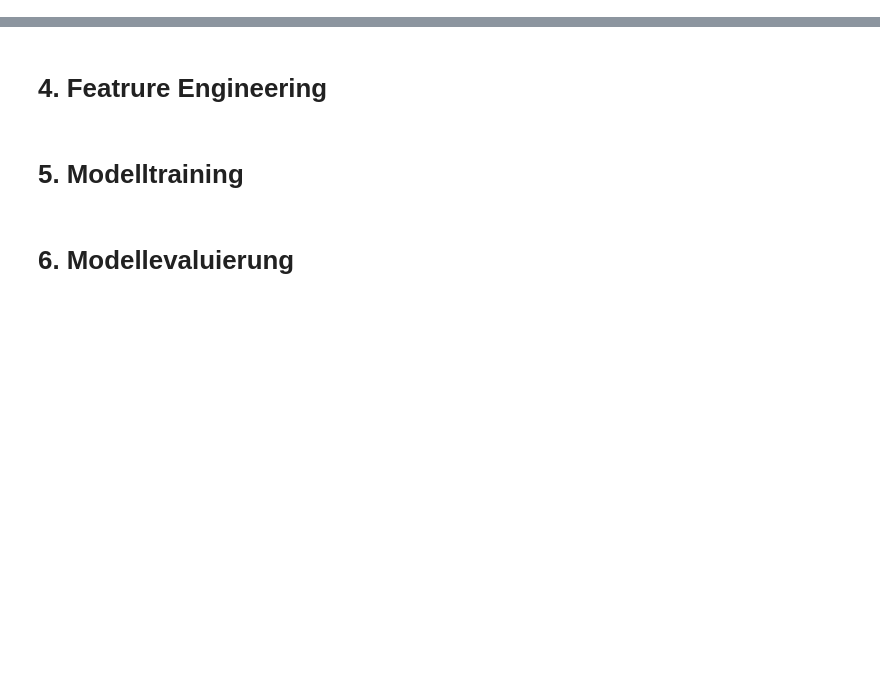
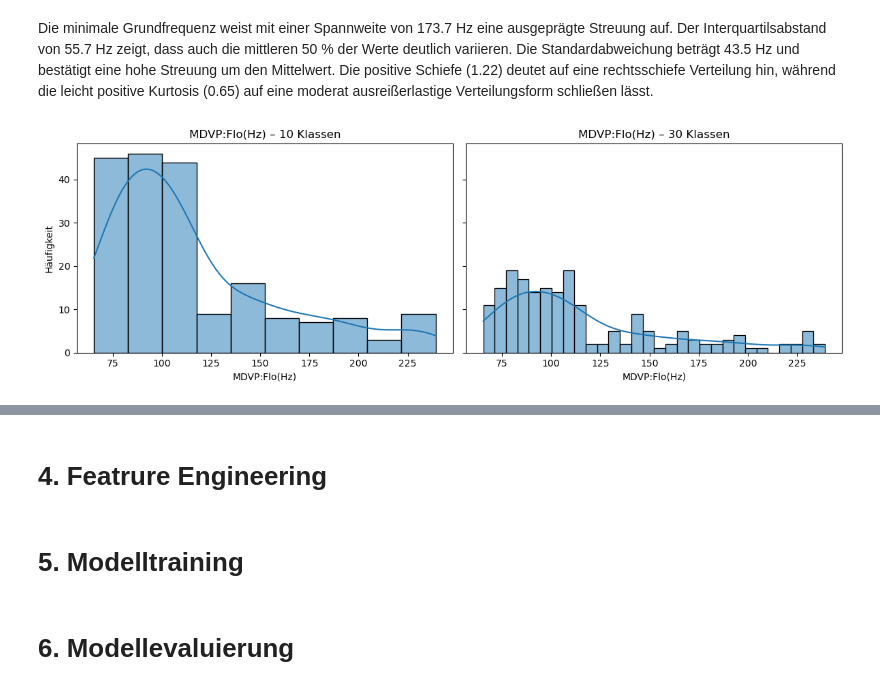
Before and after one commit to annikavanrooijen/Parkinson-Detection, a Jupyter notebook: Semesterprojekt.ipynb, the cells around one changed output, grey strips where cells are left out. Cells and saved outputs as stored; diff of their text form; code cells hidden in the pictures; blank space fills up the shorter version.

```diff
--- a/Semesterprojekt.ipynb
+++ b/Semesterprojekt.ipynb
@@ -209,0 +410,6 @@ df_1.head()
+# %% [markdown]
+Die minimale Grundfrequenz weist mit einer Spannweite von 173.7 Hz eine ausgeprägte Streuung auf. Der Interquartilsabstand von 55.7 Hz zeigt, dass auch die mittleren 50 % der Werte deutlich variieren. Die Standardabweichung beträgt 43.5 Hz und bestätigt eine hohe Streuung um den Mittelwert. Die positive Schiefe (1.22) deutet auf eine rechtsschiefe Verteilung hin, während die leicht positive Kurtosis (0.65) auf eine moderat ausreißerlastige Verteilungsform schließen lässt.
+# %%
+plot_histogram_comparison(df, 'MDVP:Flo(Hz)', 10, 30)
+# %% [output]
+[figure, added]
```
Also changed, not shown: parts of 65 cells of this notebook.
